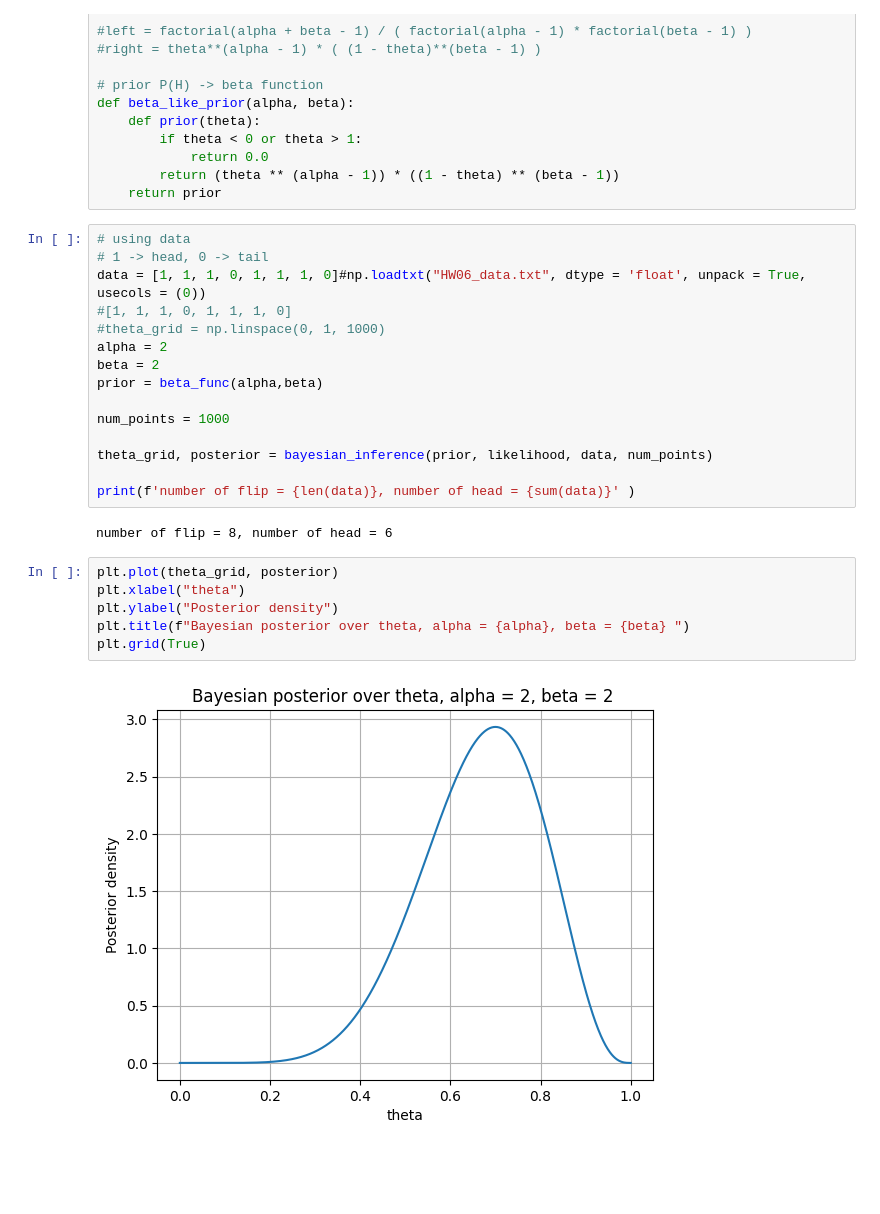
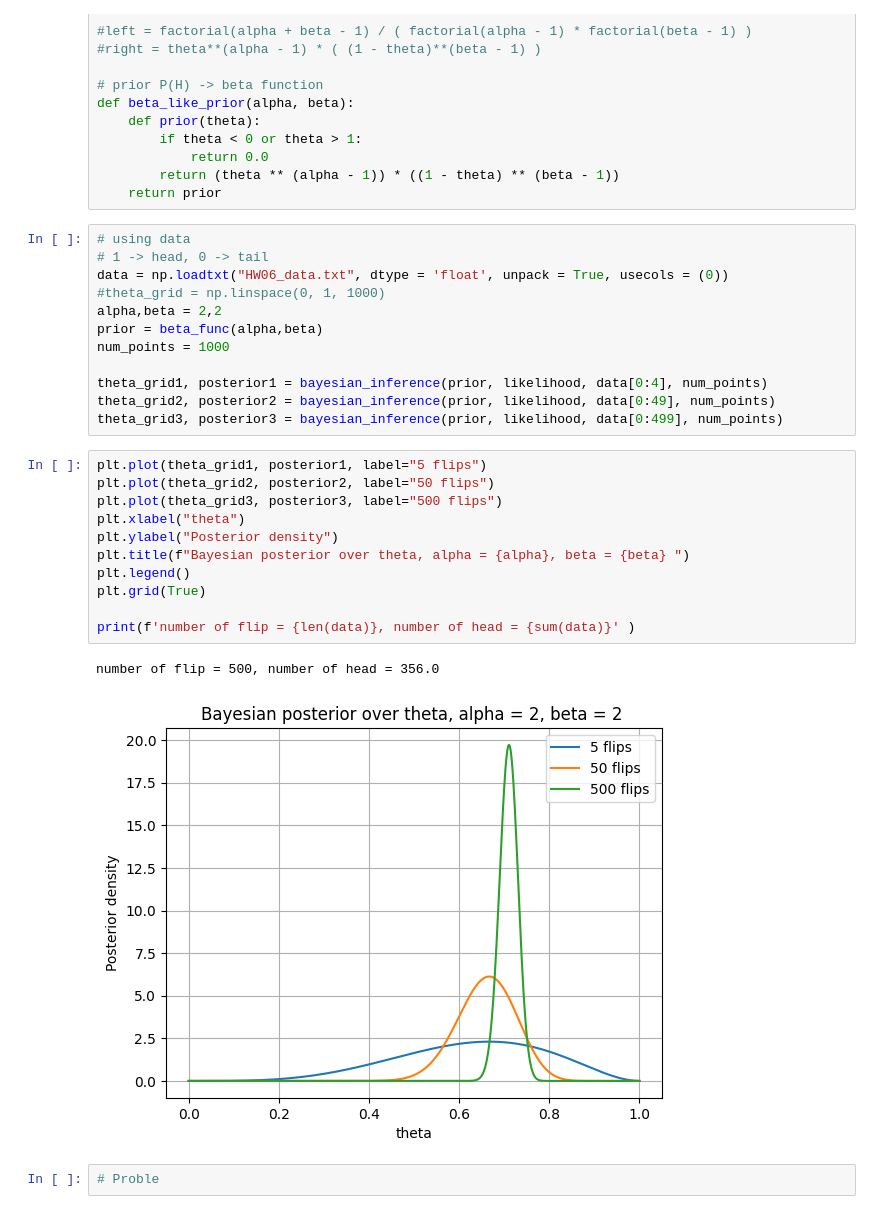
Before and after one commit to galih123star/computational2026, a Jupyter notebook: HW06/HW06.ipynb, the cells around one changed output. Cells and saved outputs as stored; diff of their text form; blank space fills up the shorter version.

```diff
--- a/HW06/HW06.ipynb
+++ b/HW06/HW06.ipynb
@@ -86,25 +86,28 @@ def beta_like_prior(alpha, beta):
 # %%
 # using data
 # 1 -> head, 0 -> tail
-data = [1, 1, 1, 0, 1, 1, 1, 0]#np.loadtxt("HW06_data.txt", dtype = 'float', unpack = True, usecols = (0))
-#[1, 1, 1, 0, 1, 1, 1, 0]
+data = np.loadtxt("HW06_data.txt", dtype = 'float', unpack = True, usecols = (0))
 #theta_grid = np.linspace(0, 1, 1000)
-alpha = 2
-beta = 2
+alpha,beta = 2,2
 prior = beta_func(alpha,beta)
-
 num_points = 1000
 
-theta_grid, posterior = bayesian_inference(prior, likelihood, data, num_points)
-
-print(f'number of flip = {len(data)}, number of head = {sum(data)}' )
+theta_grid1, posterior1 = bayesian_inference(prior, likelihood, data[0:4], num_points)
+theta_grid2, posterior2 = bayesian_inference(prior, likelihood, data[0:49], num_points)
+theta_grid3, posterior3 = bayesian_inference(prior, likelihood, data[0:499], num_points)
-# %% [output]
-number of flip = 8, number of head = 6
 # %%
-plt.plot(theta_grid, posterior)
+plt.plot(theta_grid1, posterior1, label="5 flips")
+plt.plot(theta_grid2, posterior2, label="50 flips")
+plt.plot(theta_grid3, posterior3, label="500 flips")
 plt.xlabel("theta")
 plt.ylabel("Posterior density")
 plt.title(f"Bayesian posterior over theta, alpha = {alpha}, beta = {beta} ")
+plt.legend()
 plt.grid(True)
+
+print(f'number of flip = {len(data)}, number of head = {sum(data)}' )
 # %% [output]
+number of flip = 500, number of head = 356.0
-[figure, old version]
+[figure, new version]
+# %%
+# Proble
```
